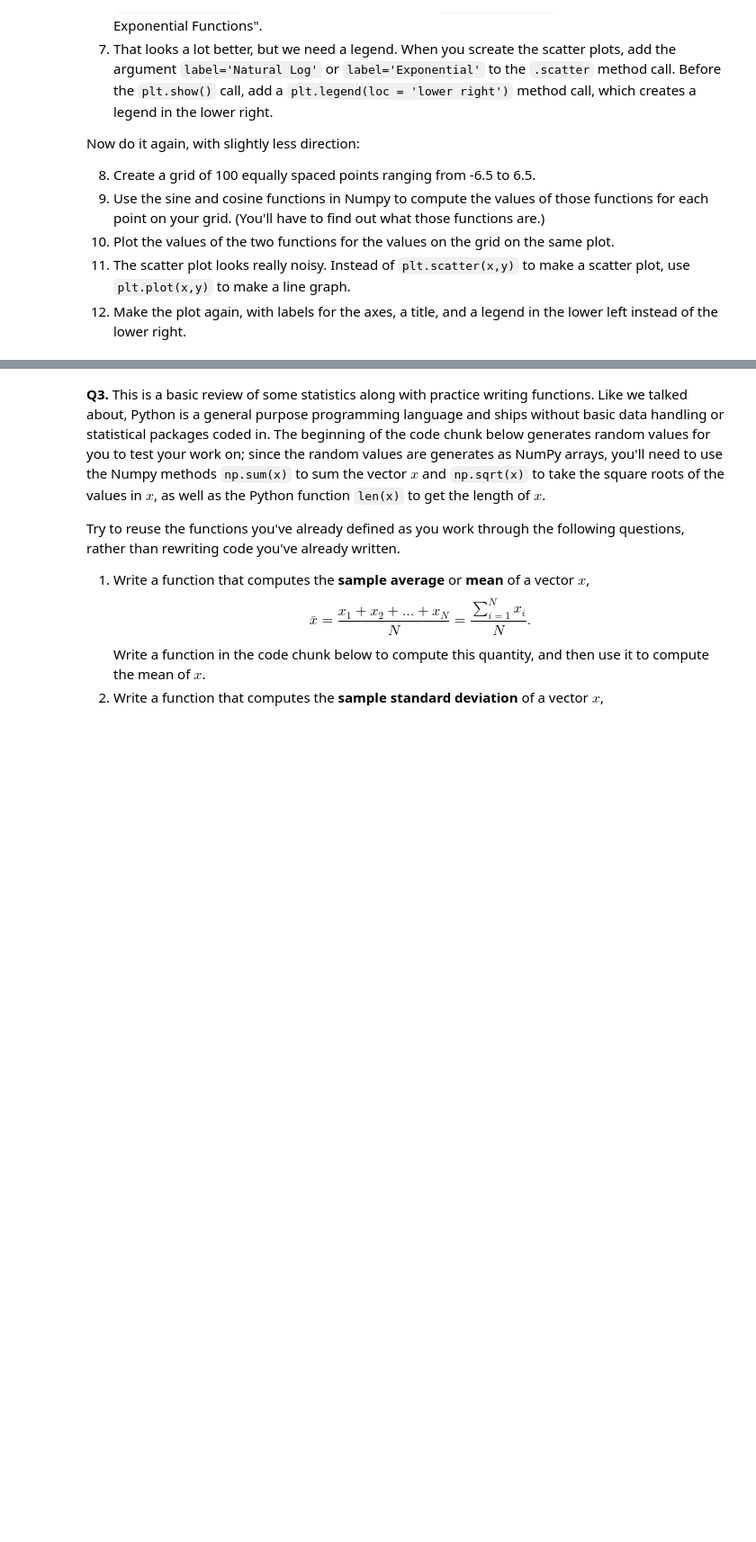
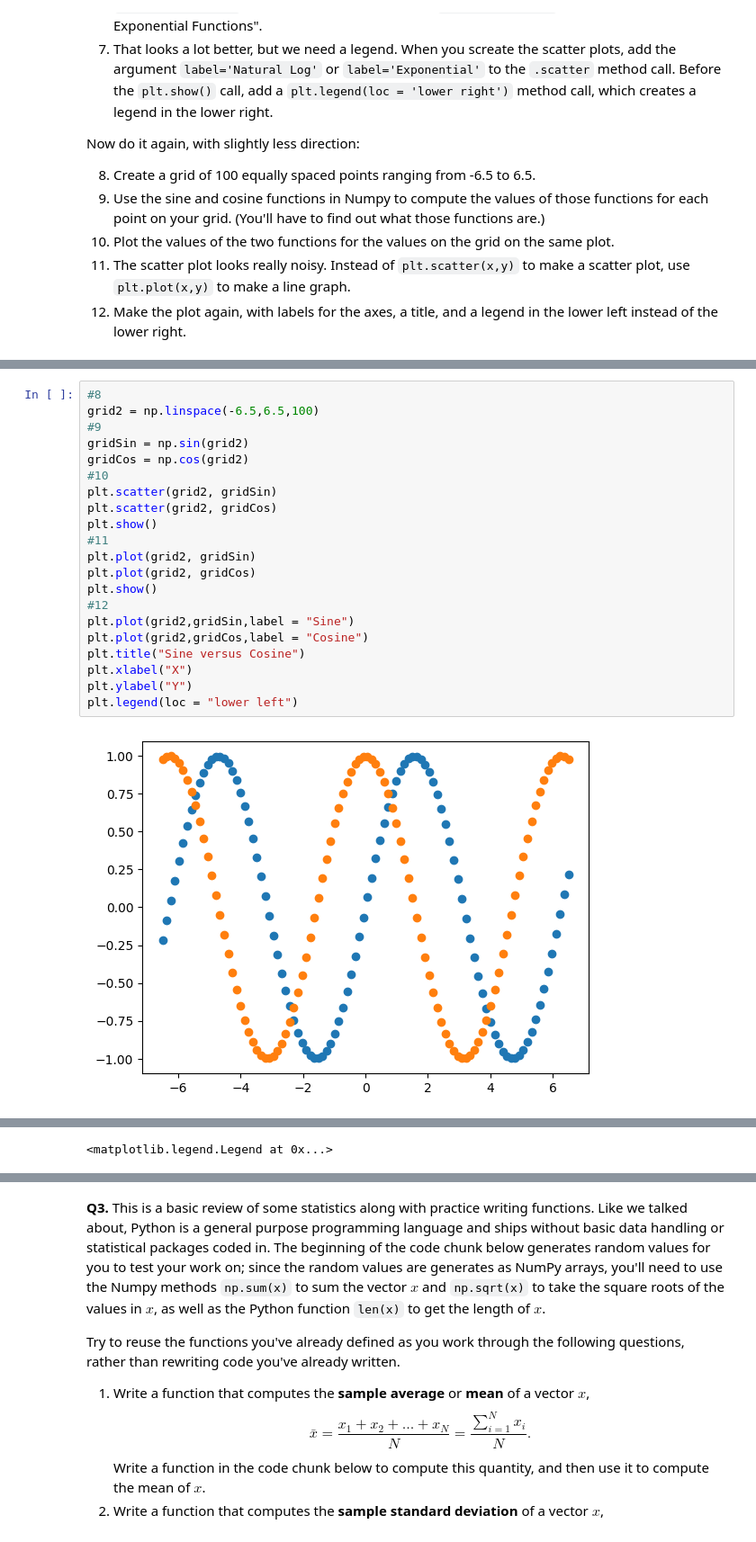
Before and after one commit to ShivamPatel26684/DS3001HWS, a Jupyter notebook: assignment_programming_completed.ipynb, the cells around one changed output, grey strips where cells are left out. Shown at 90% size. Saved outputs shown, nothing was run; the diff lists cells and outputs as text; blank space fills up the shorter version.

```diff
--- a/assignment_programming_completed.ipynb
+++ b/assignment_programming_completed.ipynb
@@ -39,0 +61,23 @@ import matplotlib.pyplot as plt
+# %%
+#8
+grid2 = np.linspace(-6.5,6.5,100)
+#9
+gridSin = np.sin(grid2)
+gridCos = np.cos(grid2)
+#10
+plt.scatter(grid2, gridSin)
+plt.scatter(grid2, gridCos)
+plt.show()
+#11
+plt.plot(grid2, gridSin)
+plt.plot(grid2, gridCos)
+plt.show()
+#12
+plt.plot(grid2,gridSin,label = "Sine")
+plt.plot(grid2,gridCos,label = "Cosine")
+plt.title("Sine versus Cosine")
+plt.xlabel("X")
+plt.ylabel("Y")
+plt.legend(loc = "lower left")
+# %% [output]
+[figure, added]
@@ -39,0 +85 @@ import matplotlib.pyplot as plt
+<matplotlib.legend.Legend at 0x...>
```
Also changed, not shown: parts of 4 cells of this notebook.
